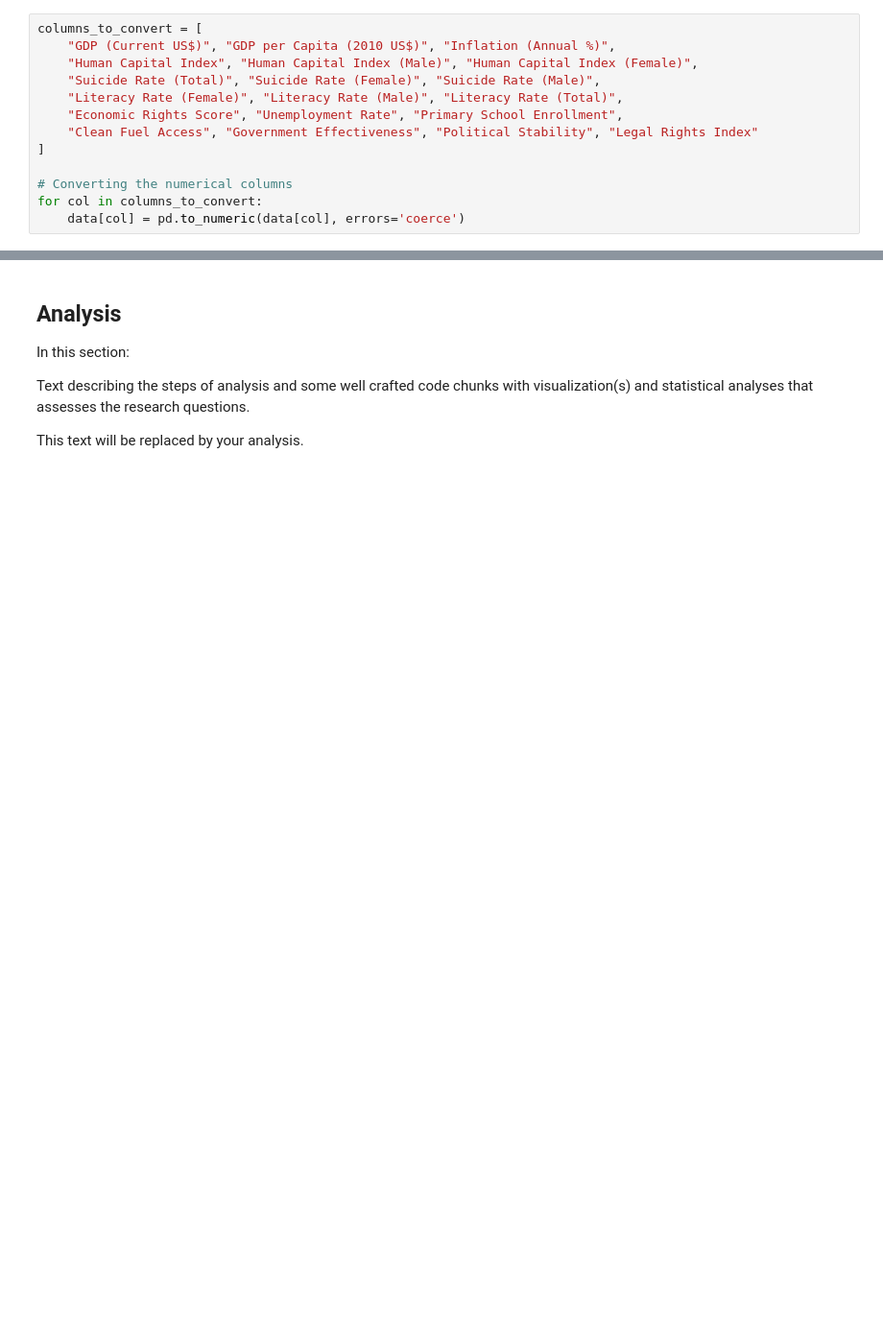
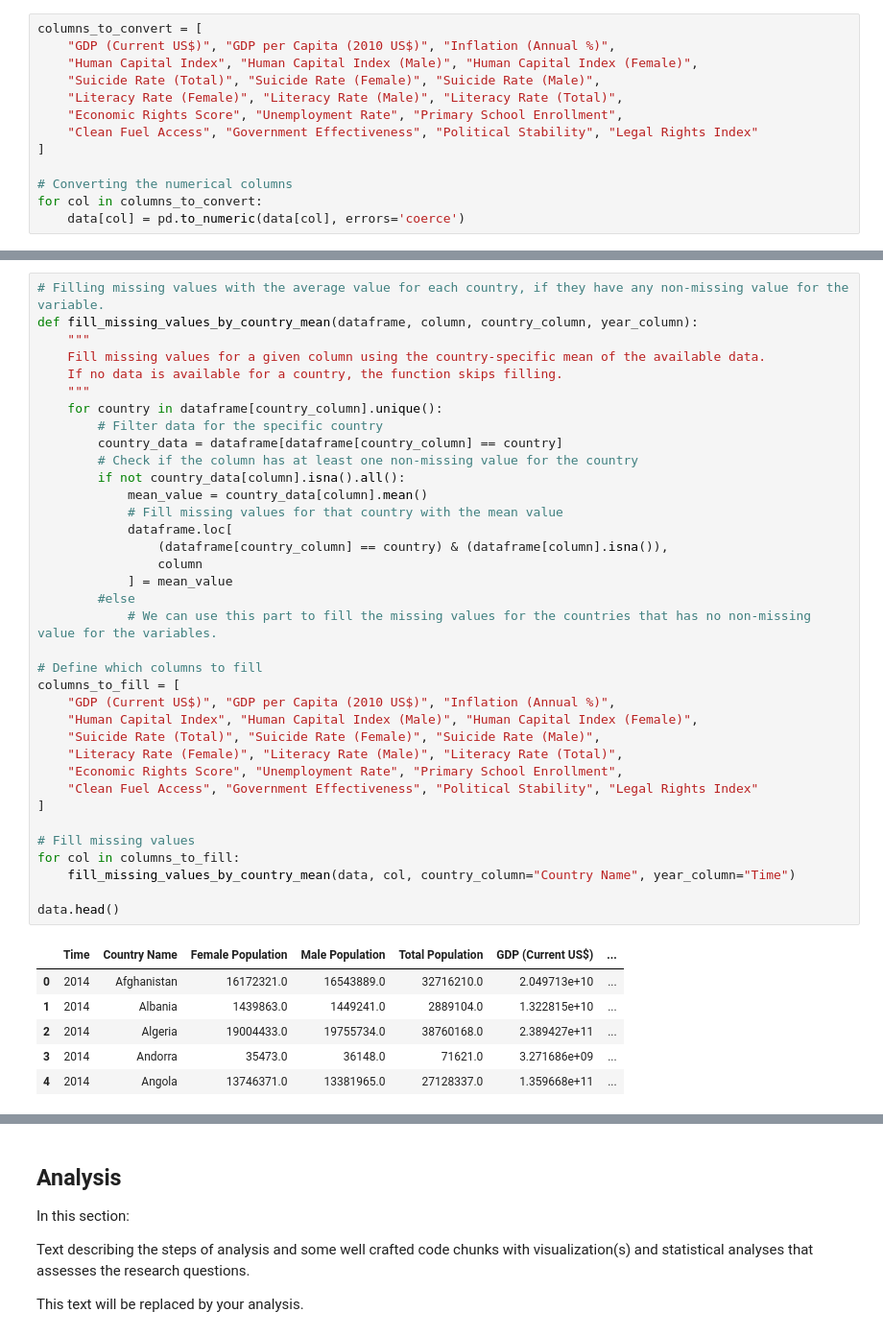
Before and after one commit to CU-F24-MDSSB-01-Concepts-Tools/FinalProject_7, a Jupyter notebook: report.ipynb, the cells around one changed output, grey strips where cells are left out. Shown at 96% size. Drawn from its saved outputs; the diff is of its cells as text; blank space fills up the shorter version.

```diff
--- a/report.ipynb
+++ b/report.ipynb
@@ -252,0 +296,43 @@ for col in columns_to_convert:
+# %%
+# Filling missing values with the average value for each country, if they have any non-missing value for the variable.
+def fill_missing_values_by_country_mean(dataframe, column, country_column, year_column):
+    """
+    Fill missing values for a given column using the country-specific mean of the available data.
+    If no data is available for a country, the function skips filling.
+    """
+    for country in dataframe[country_column].unique():
+        # Filter data for the specific country
+        country_data = dataframe[dataframe[country_column] == country]
+        # Check if the column has at least one non-missing value for the country
+        if not country_data[column].isna().all():
+            mean_value = country_data[column].mean()
+            # Fill missing values for that country with the mean value
+            dataframe.loc[
+                (dataframe[country_column] == country) & (dataframe[column].isna()),
+                column
+            ] = mean_value
+        #else
+            # We can use this part to fill the missing values for the countries that has no non-missing value for the variables.
+
+# Define which columns to fill
+columns_to_fill = [
+    "GDP (Current US$)", "GDP per Capita (2010 US$)", "Inflation (Annual %)",
+    "Human Capital Index", "Human Capital Index (Male)", "Human Capital Index (Female)",
+    "Suicide Rate (Total)", "Suicide Rate (Female)", "Suicide Rate (Male)",
+    "Literacy Rate (Female)", "Literacy Rate (Male)", "Literacy Rate (Total)",
+    "Economic Rights Score", "Unemployment Rate", "Primary School Enrollment",
+    "Clean Fuel Access", "Government Effectiveness", "Political Stability", "Legal Rights Index"
+]
+
+# Fill missing values
+for col in columns_to_fill:
+    fill_missing_values_by_country_mean(data, col, country_column="Country Name", year_column="Time")
+
+data.head()
+# %% [output]
+|  | Time | Country Name | Female Population | Male Population | Total Population | GDP (Current US$) | ... |
+| 0 | 2014 | Afghanistan | 16172321.0 | 16543889.0 | 32716210.0 | 2.049713e+10 | ... |
+| 1 | 2014 | Albania | 1439863.0 | 1449241.0 | 2889104.0 | 1.322815e+10 | ... |
+| 2 | 2014 | Algeria | 19004433.0 | 19755734.0 | 38760168.0 | 2.389427e+11 | ... |
+| 3 | 2014 | Andorra | 35473.0 | 36148.0 | 71621.0 | 3.271686e+09 | ... |
+| 4 | 2014 | Angola | 13746371.0 | 13381965.0 | 27128337.0 | 1.359668e+11 | ... |
```
Also changed, not shown: parts of 2 cells of this notebook, 1 other file.
